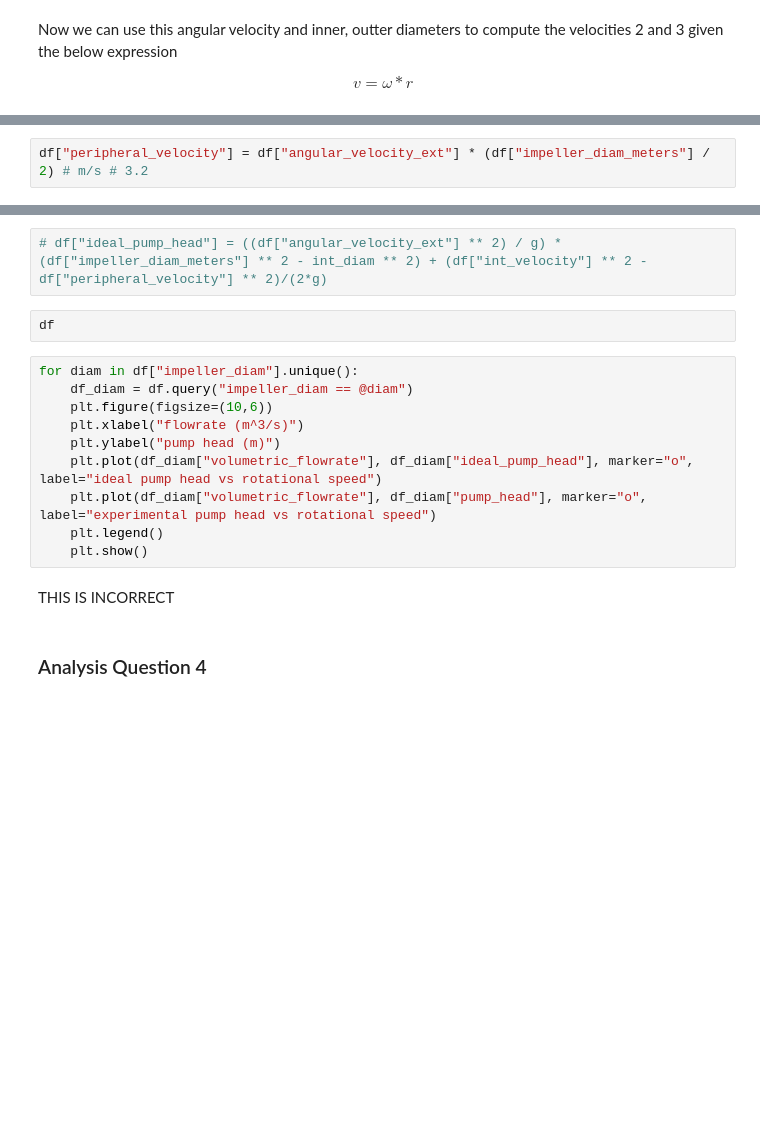
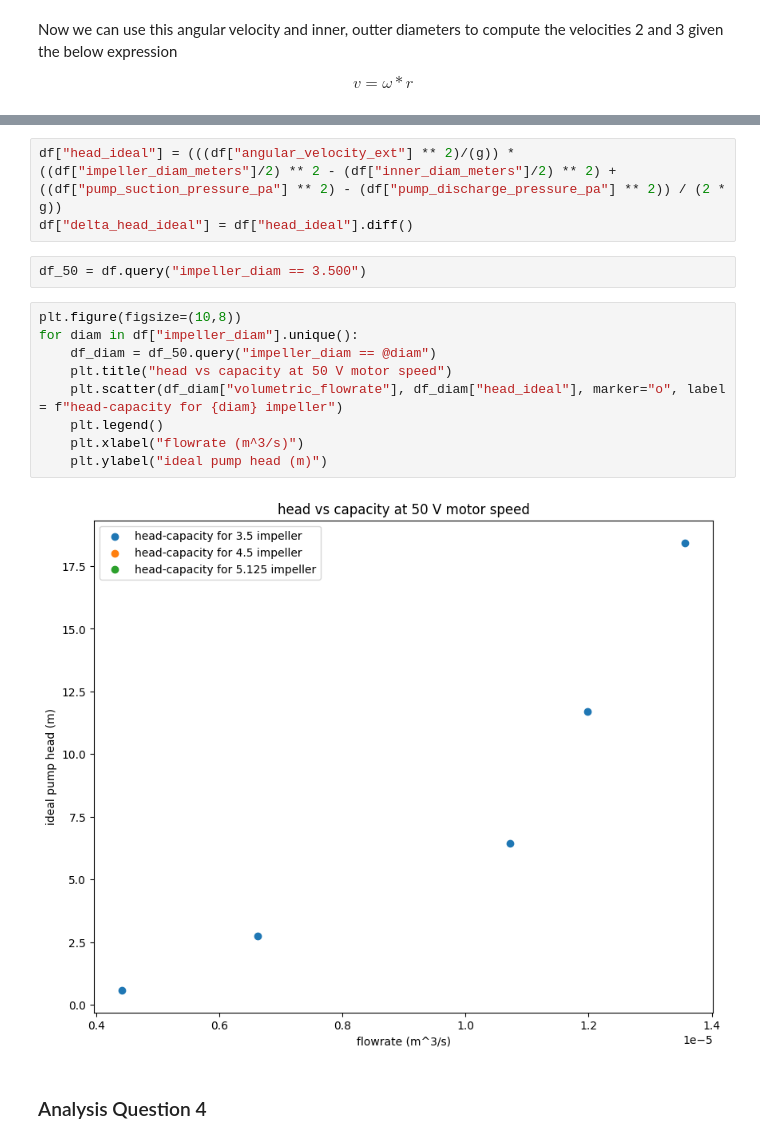
Before and after one commit to rahilisashaik/cbe154, a Jupyter notebook: centrifugal-pump/exp-data-analysis.ipynb, the cells around one changed output, grey strips where cells are left out. Cells and saved outputs as stored; diff of their text form; blank space fills up the shorter version.

```diff
--- a/centrifugal-pump/exp-data-analysis.ipynb
+++ b/centrifugal-pump/exp-data-analysis.ipynb
@@ -273,2 +245,0 @@ df["angular_velocity"] = (2 * np.pi * df["ext_fpm"]) / 60 # rad /s # 3.3
-# %%
-df["peripheral_velocity"] = df["angular_velocity_ext"] * (df["impeller_diam_meters"] / 2) # m/s # 3.2
@@ -275,19 +249,19 @@ df["peripheral_velocity"] = df["angular_velocity_ext"] * (df["impeller_diam_mete
 # %%
-# df["ideal_pump_head"] = ((df["angular_velocity_ext"] ** 2) / g) * (df["impeller_diam_meters"] ** 2 - int_diam ** 2) + (df["int_velocity"] ** 2 - df["peripheral_velocity"] ** 2)/(2*g)
+df["head_ideal"] = (((df["angular_velocity_ext"] ** 2)/(g)) * ((df["impeller_diam_meters"]/2) ** 2 - (df["inner_diam_meters"]/2) ** 2) + ((df["pump_suction_pressure_pa"] ** 2) - (df["pump_discharge_pressure_pa"] ** 2)) / (2 * g))
+df["delta_head_ideal"] = df["head_ideal"].diff()
-# %%
-df
-# %%
-for diam in df["impeller_diam"].unique():
-    df_diam = df.query("impeller_diam == @diam")
-    plt.figure(figsize=(10,6))
-    plt.xlabel("flowrate (m^3/s)")
-    plt.ylabel("pump head (m)")
-    plt.plot(df_diam["volumetric_flowrate"], df_diam["ideal_pump_head"], marker="o", label="ideal pump head vs rotational speed")
-    plt.plot(df_diam["volumetric_flowrate"], df_diam["pump_head"], marker="o", label="experimental pump head vs rotational speed")
-    plt.legend()
-    plt.show()
-# %% [markdown]
-THIS IS INCORRECT
+# %%
+df_50 = df.query("impeller_diam == 3.500")
+# %%
+plt.figure(figsize=(10,8))
+for diam in df["impeller_diam"].unique():
+    df_diam = df_50.query("impeller_diam == @diam")
+    plt.title("head vs capacity at 50 V motor speed")
+    plt.scatter(df_diam["volumetric_flowrate"], df_diam["head_ideal"], marker="o", label = f"head-capacity for {diam} impeller")
+    plt.legend()
+    plt.xlabel("flowrate (m^3/s)")
+    plt.ylabel("ideal pump head (m)")
+# %% [output]
+[figure, added]
 # %% [markdown]
 ### Analysis Question 4
 # %% [markdown]
```
Also changed, not shown: parts of 10 cells of this notebook.
